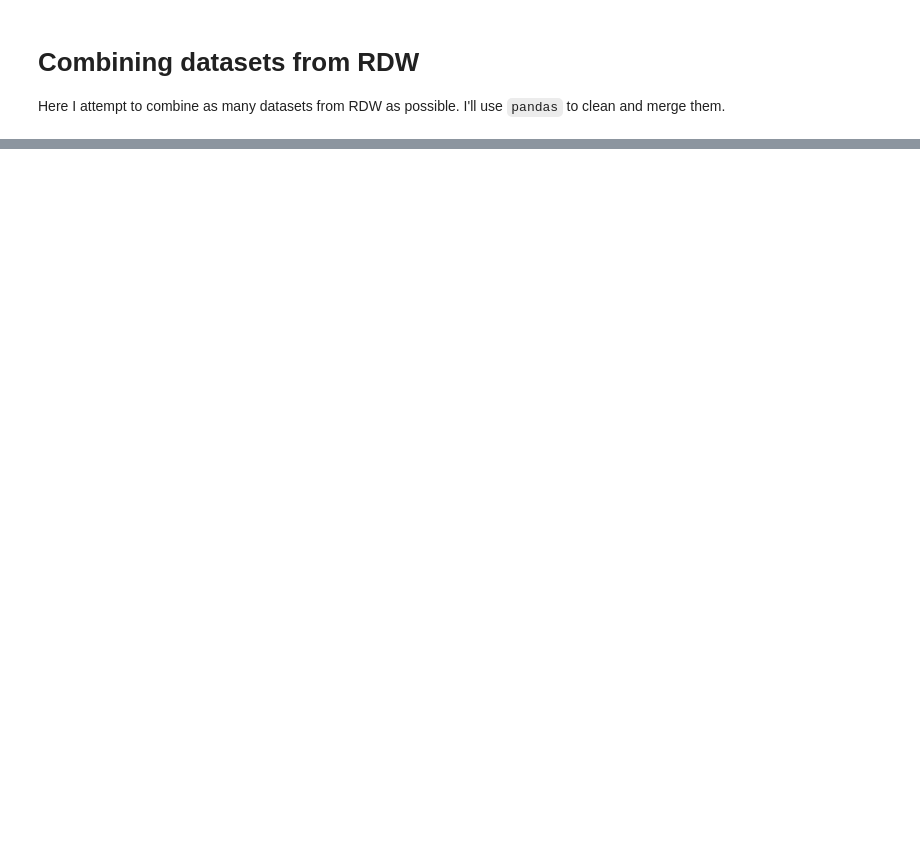
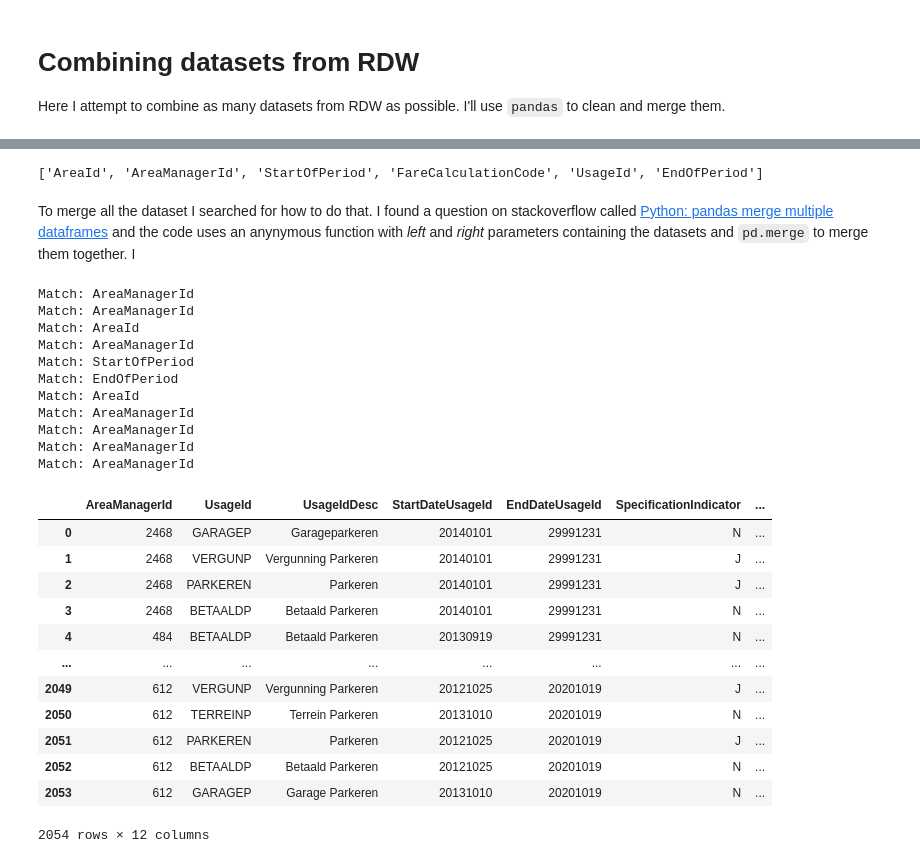
Before and after one commit to qiubee/car-city-data-analysis, a Jupyter notebook: notebooks/CombineDatasets.ipynb, the cells around one changed output, grey strips where cells are left out. Saved outputs shown, nothing was run; the diff lists cells and outputs as text; code cells hidden in the pictures; blank space fills up the shorter version.

Commit message:
add CombineDatasets notebook

```diff
--- a/notebooks/CombineDatasets.ipynb
+++ b/notebooks/CombineDatasets.ipynb
@@ -40,0 +61,75 @@ show_datasets(datasets)
+# %%
+def get_duplicates(dataset_list):
+    lst = []
+    duplicates = set()
+    for dataset in dataset_list:
+        col_names = dataset.columns.values
+        for name in col_names:
+            lst.append(name)
+    for i in lst:
+        if lst.count(i) > 1:
+            duplicates.add(i)
+    return list(duplicates)
+
+dupl = get_duplicates(datasets)
+print(dupl)
+# %% [output]
+['AreaId', 'AreaManagerId', 'StartOfPeriod', 'FareCalculationCode', 'UsageId', 'EndOfPeriod']
+# %% [markdown]
+To merge all the dataset I searched for how to do that. I found a question on stackoverflow called [Python: pandas merge multiple dataframes](https://stackoverflow.com/questions/44327999/python-pandas-merge-multiple-dataframes) and the code uses an anynymous function with *left* and *right* parameters containing the datasets and `pd.merge` to merge them together. I
+# %%
+def merge_on(data_frames, col_names):
+    merged = []
+    for i, df in enumerate(data_frames):
+        r = (i + 1) % len(data_frames)
+        df_set = [df, data_frames[r]]
+        for key in col_names:
+            try:
+                merged = merge_dfs(df_set, key)
+                print(f"Match: {key}")
+            except KeyError:
+                pass
+    return merged
+
+
+def merge_dfs(data_frames, col_name, type="outer"):
+    return reduce(lambda left, right: pd.merge(left, right, on=[col_name], how=type), data_frames)
+
+
+# Wrapping around list https://stackoverflow.com/questions/22122623/wrapping-around-on-a-list-when-list-index-is-out-of-range
+
+
+def wrap_index_list(list, add=1):
+    result = []
+    for i in range(len(list)):
+        result.append(list.index(list[(i + add) % len(list)]))
+    return result
+
+
+all_data = merge_on(datasets, dupl)
+all_data
+# %% [output]
+Match: AreaManagerId
+Match: AreaManagerId
+Match: AreaId
+Match: AreaManagerId
+Match: StartOfPeriod
+Match: EndOfPeriod
+Match: AreaId
+Match: AreaManagerId
+Match: AreaManagerId
+Match: AreaManagerId
+Match: AreaManagerId
+|  | AreaManagerId | UsageId | UsageIdDesc | StartDateUsageId | EndDateUsageId | SpecificationIndicator | ... |
+| 0 | 2468 | GARAGEP | Garageparkeren | 20140101 | 29991231 | N | ... |
+| 1 | 2468 | VERGUNP | Vergunning Parkeren | 20140101 | 29991231 | J | ... |
+| 2 | 2468 | PARKEREN | Parkeren | 20140101 | 29991231 | J | ... |
+| 3 | 2468 | BETAALDP | Betaald Parkeren | 20140101 | 29991231 | N | ... |
+| 4 | 484 | BETAALDP | Betaald Parkeren | 20130919 | 29991231 | N | ... |
+| ... | ... | ... | ... | ... | ... | ... | ... |
+| 2049 | 612 | VERGUNP | Vergunning Parkeren | 20121025 | 20201019 | J | ... |
+| 2050 | 612 | TERREINP | Terrein Parkeren | 20131010 | 20201019 | N | ... |
+| 2051 | 612 | PARKEREN | Parkeren | 20121025 | 20201019 | J | ... |
+| 2052 | 612 | BETAALDP | Betaald Parkeren | 20121025 | 20201019 | N | ... |
+| 2053 | 612 | GARAGEP | Garage Parkeren | 20131010 | 20201019 | N | ... |
+2054 rows × 12 columns
```
Also changed, not shown: parts of 9 cells of this notebook.
